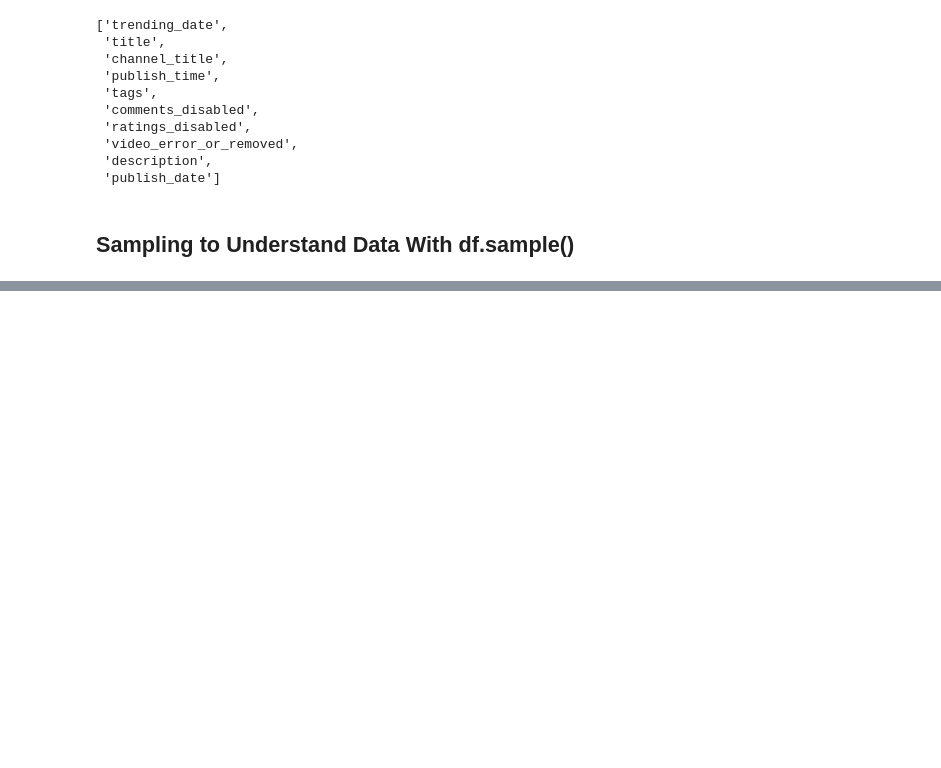
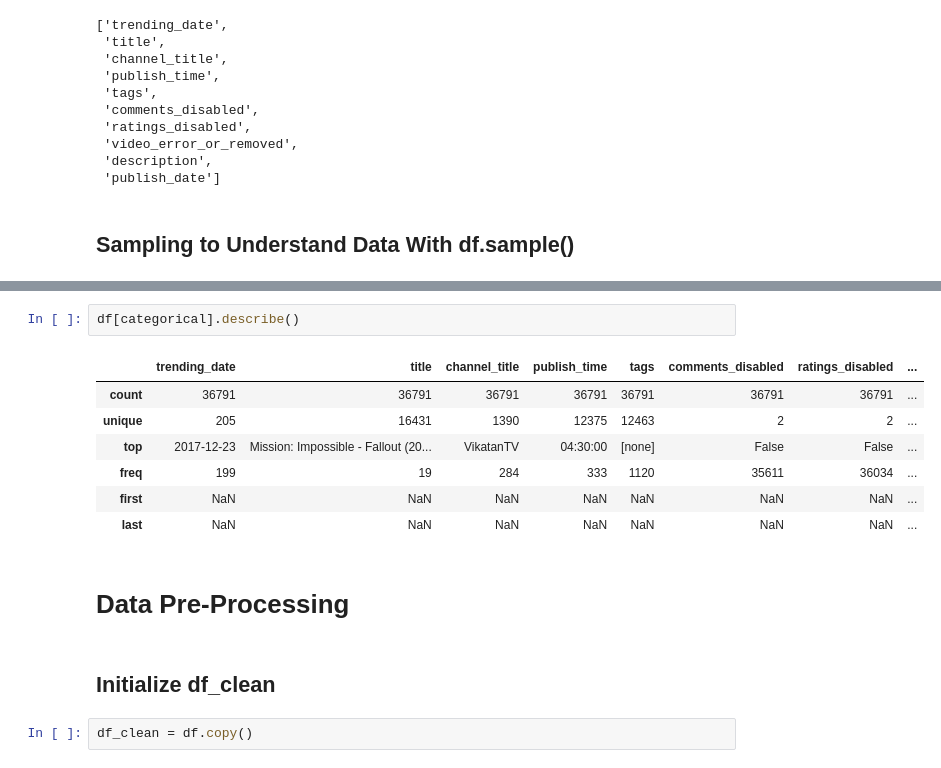
Before and after one commit to dinalnaveen/Analyse-the-relationship-between-metrics-of-YouTube-based-on-YouTube-analytics-by-applying-the-machi, a Jupyter notebook: YouTube Video Views Prediction.ipynb, the cells around one changed output, grey strips where cells are left out. Cells and saved outputs as stored; diff of their text form; blank space fills up the shorter version.

Commit message:
Data Pre-Processing

```diff
--- a/YouTube Video Views Prediction.ipynb
+++ b/YouTube Video Views Prediction.ipynb
@@ -117,0 +141,16 @@ categorical
+# %%
+df[categorical].describe()
+# %% [output]
+|  | trending_date | title | channel_title | publish_time | tags | comments_disabled | ratings_disabled | ... |
+| count | 36791 | 36791 | 36791 | 36791 | 36791 | 36791 | 36791 | ... |
+| unique | 205 | 16431 | 1390 | 12375 | 12463 | 2 | 2 | ... |
+| top | 2017-12-23 | Mission: Impossible - Fallout (20... | VikatanTV | 04:30:00 | [none] | False | False | ... |
+| freq | 199 | 19 | 284 | 333 | 1120 | 35611 | 36034 | ... |
+| first | NaN | NaN | NaN | NaN | NaN | NaN | NaN | ... |
+| last | NaN | NaN | NaN | NaN | NaN | NaN | NaN | ... |
+# %% [markdown]
+# Data Pre-Processing
+# %% [markdown]
+## Initialize df_clean
+# %%
+df_clean = df.copy()
```
Also changed, not shown: parts of 6 cells of this notebook.
